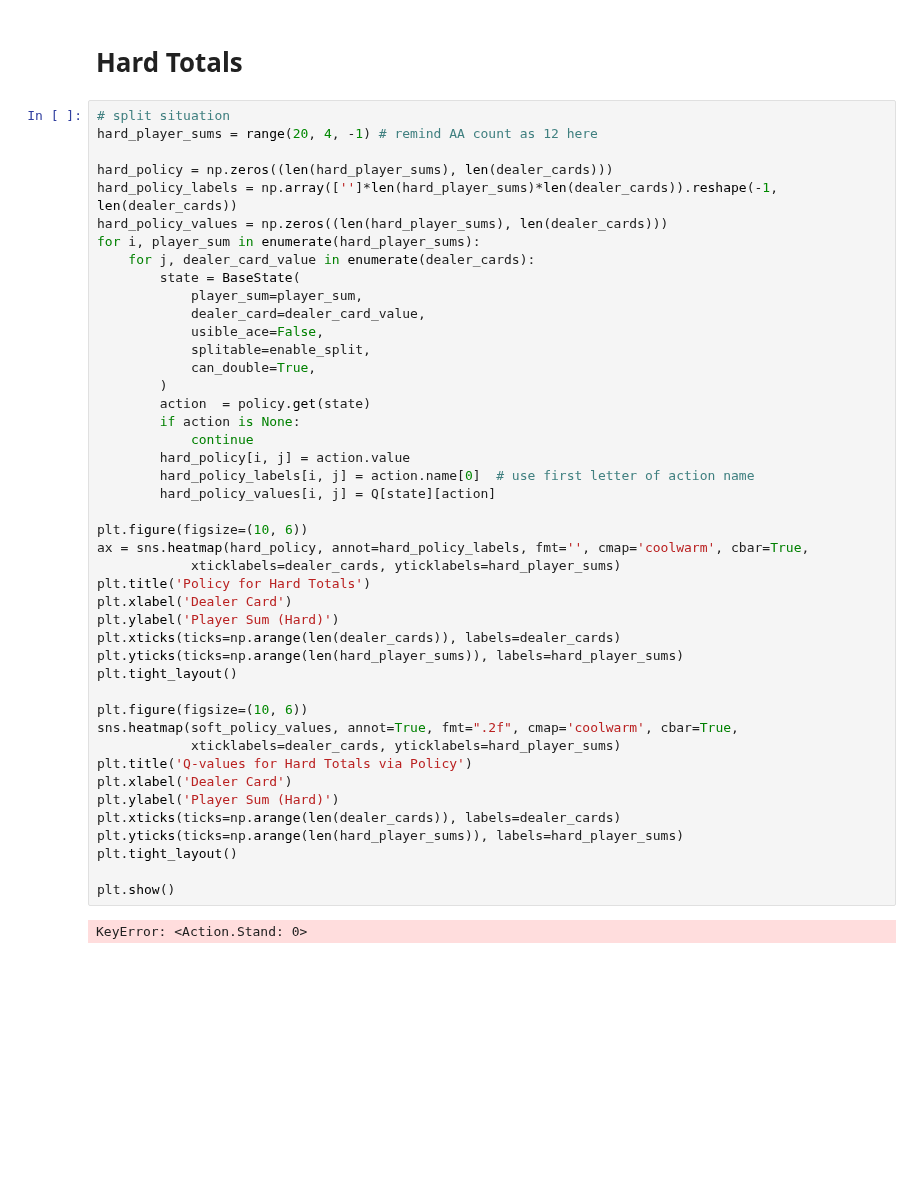
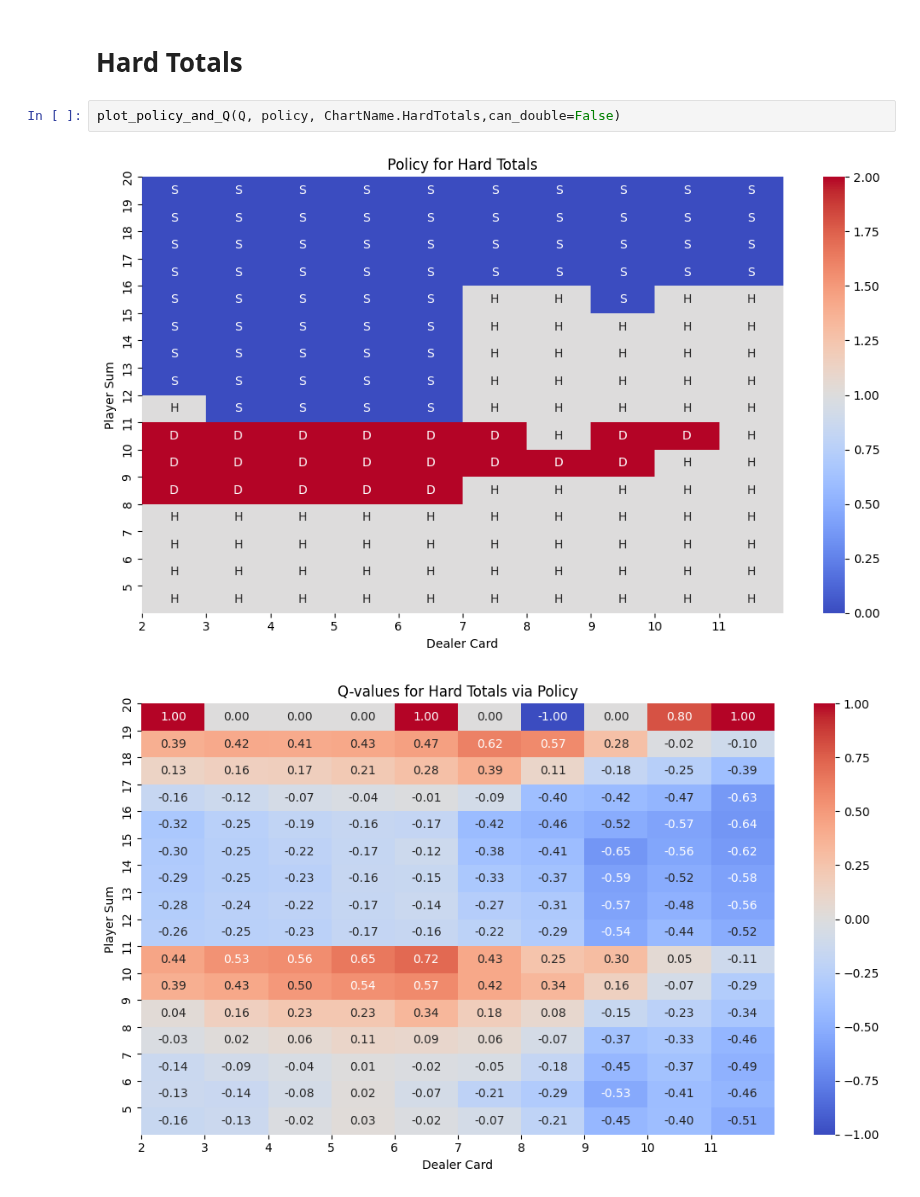
Before and after one commit to Horizon-42/black_jack, a Jupyter notebook: analysis.ipynb, the cells around one changed output. Drawn from its saved outputs; the diff is of its cells as text; blank space fills up the shorter version.

```diff
--- a/analysis.ipynb
+++ b/analysis.ipynb
@@ -167,48 +72,7 @@ KeyError: <Action.Hit: 1>
 # %% [markdown]
 # Hard Totals
-# %%
-# split situation
-hard_player_sums = range(20, 4, -1) # remind AA count as 12 here
-
-hard_policy = np.zeros((len(hard_player_sums), len(dealer_cards)))
-hard_policy_labels = np.array(['']*len(hard_player_sums)*len(dealer_cards)).reshape(-1, len(dealer_cards))
-hard_policy_values = np.zeros((len(hard_player_sums), len(dealer_cards)))
-for i, player_sum in enumerate(hard_player_sums):
-    for j, dealer_card_value in enumerate(dealer_cards):
-        state = BaseState(
-            player_sum=player_sum,
-            dealer_card=dealer_card_value,
-            usible_ace=False,
-            splitable=enable_split,
-            can_double=True,
-        )
-        action  = policy.get(state)
-        if action is None:
-            continue
-        hard_policy[i, j] = action.value
-        hard_policy_labels[i, j] = action.name[0]  # use first letter of action name
-        hard_policy_values[i, j] = Q[state][action]
-
-plt.figure(figsize=(10, 6))
-ax = sns.heatmap(hard_policy, annot=hard_policy_labels, fmt='', cmap='coolwarm', cbar=True,
-            xticklabels=dealer_cards, yticklabels=hard_player_sums)
-plt.title('Policy for Hard Totals')
-plt.xlabel('Dealer Card')
-plt.ylabel('Player Sum (Hard)')
-plt.xticks(ticks=np.arange(len(dealer_cards)), labels=dealer_cards)
-plt.yticks(ticks=np.arange(len(hard_player_sums)), labels=hard_player_sums)
-plt.tight_layout()
-
-plt.figure(figsize=(10, 6))
-sns.heatmap(soft_policy_values, annot=True, fmt=".2f", cmap='coolwarm', cbar=True,
-            xticklabels=dealer_cards, yticklabels=hard_player_sums)
-plt.title('Q-values for Hard Totals via Policy')
-plt.xlabel('Dealer Card')
-plt.ylabel('Player Sum (Hard)')
-plt.xticks(ticks=np.arange(len(dealer_cards)), labels=dealer_cards)
-plt.yticks(ticks=np.arange(len(hard_player_sums)), labels=hard_player_sums)
-plt.tight_layout()
-
-plt.show()
-# %% [output]
-KeyError: <Action.Stand: 0>
+# %%
+plot_policy_and_Q(Q, policy, ChartName.HardTotals,can_double=False)
+# %% [output]
+[figure, added]
+[figure, added]
```
Also changed, not shown: parts of 9 cells of this notebook, 4 other files.
